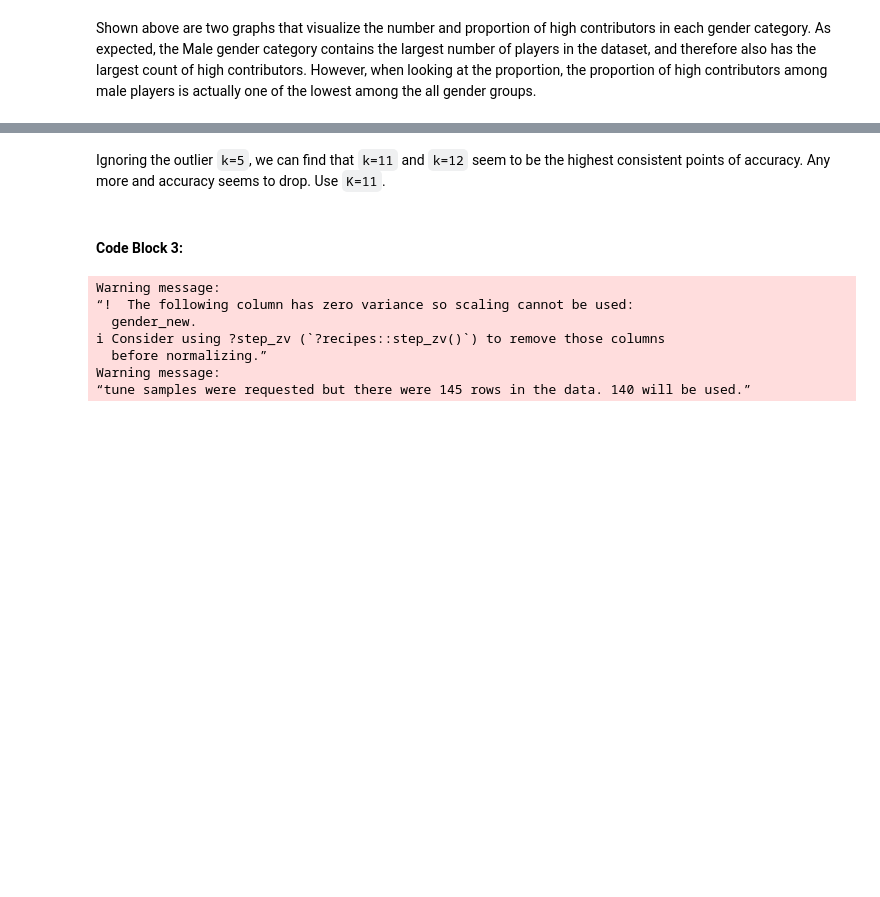
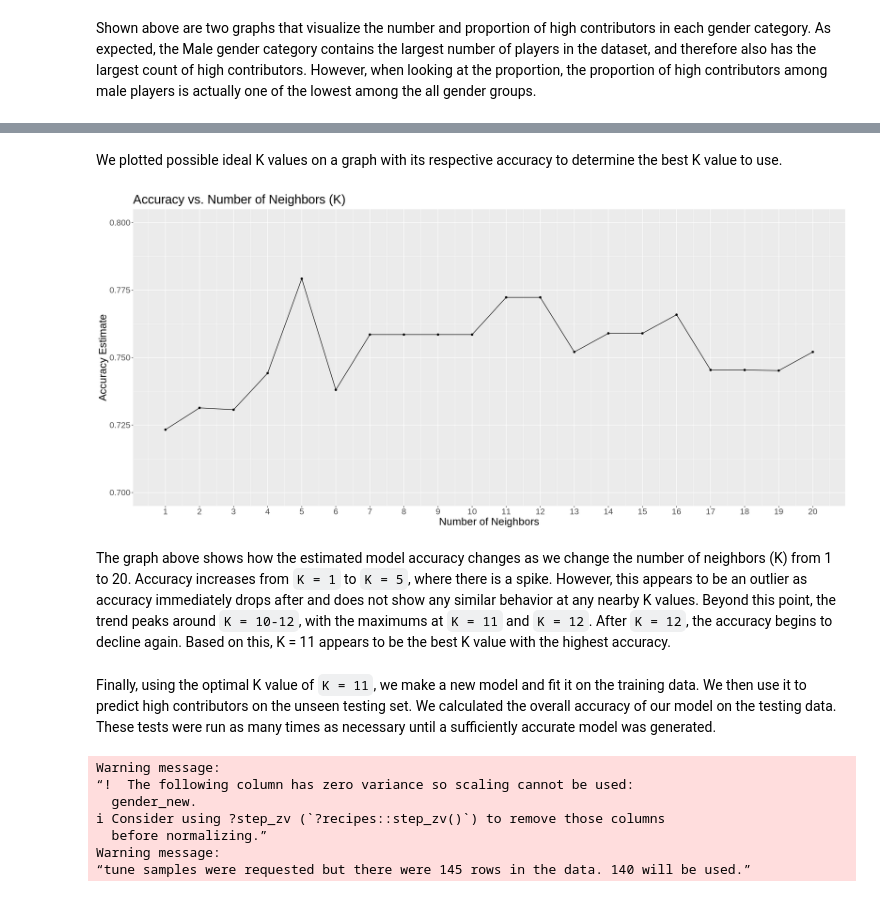
Before and after one commit to Modas101/dsci-100-project-final, a Jupyter notebook: final-Copy2.ipynb, the cells around one changed output, grey strips where cells are left out. Drawn from its saved outputs; the diff is of its cells as text; code cells hidden in the pictures; blank space fills up the shorter version.

```diff
--- a/final-Copy2.ipynb
+++ b/final-Copy2.ipynb
@@ -277,7 +288,20 @@ There were issues with some computations   A: x5
+# %% [markdown]
+We plotted possible ideal K values on a graph with its respective accuracy to determine the best K value to use.
+# %%
+accuracy_versus_k <- ggplot(knn_results, aes(x = neighbors, y = mean)) +
+    geom_point() +
+    geom_line() +
+    labs(x = "Number of Neighbors", y = "Accuracy Estimate", title = "Accuracy vs. Number of Neighbors (K)") +
+    scale_x_continuous(breaks = seq(1, 20, by = 1)) + # adjusting the x-axis
+    scale_y_continuous(limits = c(0.7, 0.8)) + # adjusting the y-axis
+    theme(text = element_text(size = 20))
+accuracy_versus_k
+# %% [output]
+[figure, added]
 # %% [markdown]
-Ignoring the outlier `k=5`, we can find that `k=11` and `k=12` seem to be the highest consistent points of accuracy. Any more and accuracy seems to drop. Use `K=11`.
+The graph above shows how the estimated model accuracy changes as we change the number of neighbors (K) from 1 to 20. Accuracy increases from  `K = 1` to `K = 5`, where there is a spike. However, this appears to be an outlier as accuracy immediately drops after and does not show any similar behavior at any nearby K values. Beyond this point, the trend peaks around `K = 10-12`, with the maximums at `K = 11` and `K = 12`. After `K = 12`, the accuracy begins to decline again. Based on this, K = 11 appears to be the best K value with the highest accuracy.
-# %% [markdown]
-#### Code Block 3:
+# %% [markdown]
+Finally, using the optimal K value of `K = 11`, we make a new model and fit it on the training data. We then use it to predict high contributors on the unseen testing set. We calculated the overall accuracy of our model on the testing data. These tests were run as many times as necessary until a sufficiently accurate model was generated.
 # %%
 knn_best_spec <- nearest_neighbor(neighbors = 11) |>
     set_engine("kknn") |>
```
Also changed, not shown: parts of 9 cells of this notebook.
